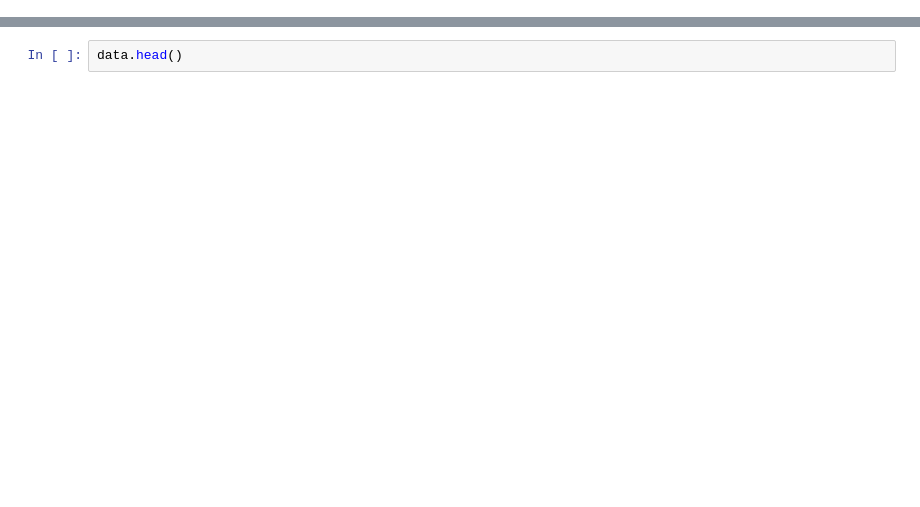
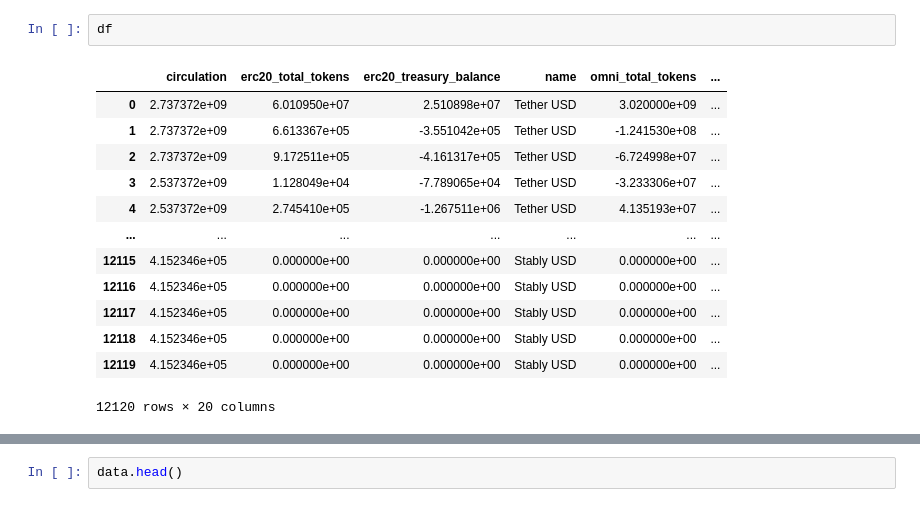
Before and after one commit to ShaanAu/stablecoin_dissertation, a Jupyter notebook: stablecoin_dissertation.ipynb, the cells around one changed output, grey strips where cells are left out. Saved outputs shown, nothing was run; the diff lists cells and outputs as text; blank space fills up the shorter version.

```diff
--- a/stablecoin_dissertation.ipynb
+++ b/stablecoin_dissertation.ipynb
@@ -35,0 +228,16 @@ data = pd.read_csv("stable_full.csv")
+# %%
+df
+# %% [output]
+|  | circulation | erc20_total_tokens | erc20_treasury_balance | name | omni_total_tokens | ... |
+| 0 | 2.737372e+09 | 6.010950e+07 | 2.510898e+07 | Tether USD | 3.020000e+09 | ... |
+| 1 | 2.737372e+09 | 6.613367e+05 | -3.551042e+05 | Tether USD | -1.241530e+08 | ... |
+| 2 | 2.737372e+09 | 9.172511e+05 | -4.161317e+05 | Tether USD | -6.724998e+07 | ... |
+| 3 | 2.537372e+09 | 1.128049e+04 | -7.789065e+04 | Tether USD | -3.233306e+07 | ... |
+| 4 | 2.537372e+09 | 2.745410e+05 | -1.267511e+06 | Tether USD | 4.135193e+07 | ... |
+| ... | ... | ... | ... | ... | ... | ... |
+| 12115 | 4.152346e+05 | 0.000000e+00 | 0.000000e+00 | Stably USD | 0.000000e+00 | ... |
+| 12116 | 4.152346e+05 | 0.000000e+00 | 0.000000e+00 | Stably USD | 0.000000e+00 | ... |
+| 12117 | 4.152346e+05 | 0.000000e+00 | 0.000000e+00 | Stably USD | 0.000000e+00 | ... |
+| 12118 | 4.152346e+05 | 0.000000e+00 | 0.000000e+00 | Stably USD | 0.000000e+00 | ... |
+| 12119 | 4.152346e+05 | 0.000000e+00 | 0.000000e+00 | Stably USD | 0.000000e+00 | ... |
+12120 rows × 20 columns
```
Also changed, not shown: parts of 26 cells of this notebook.
